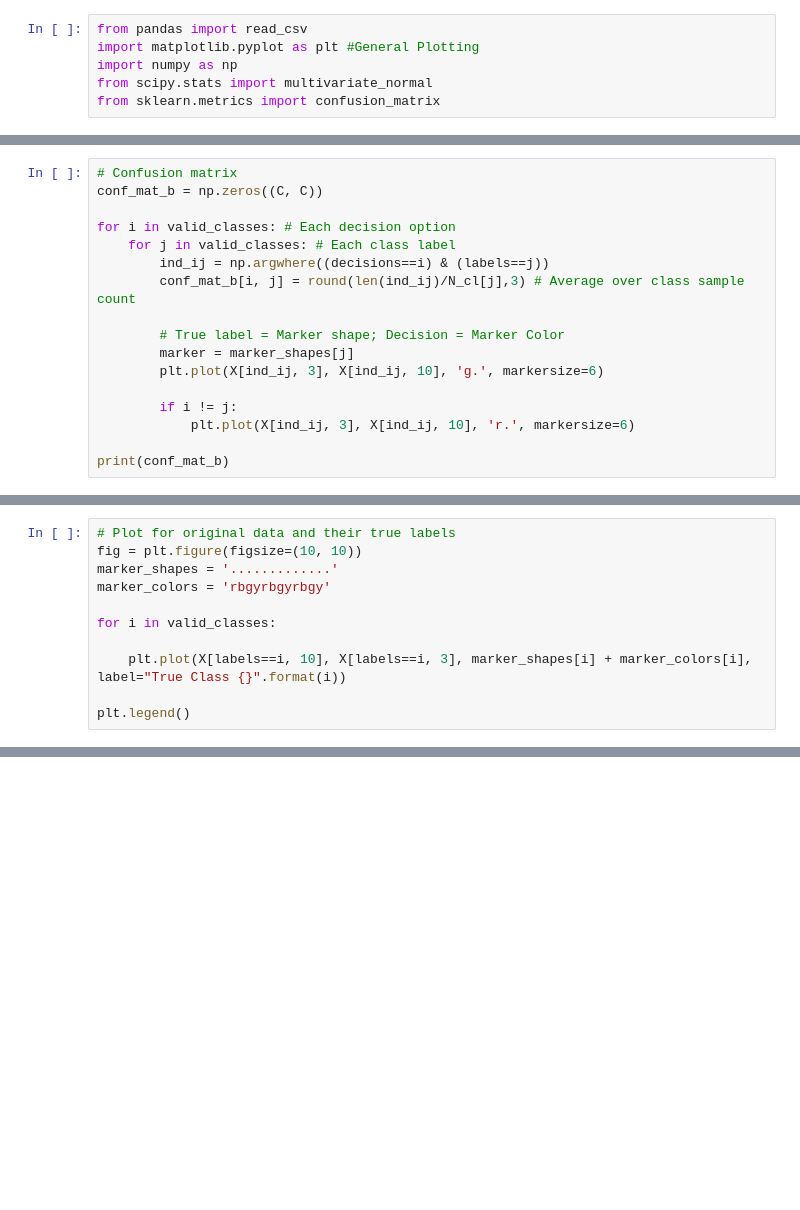
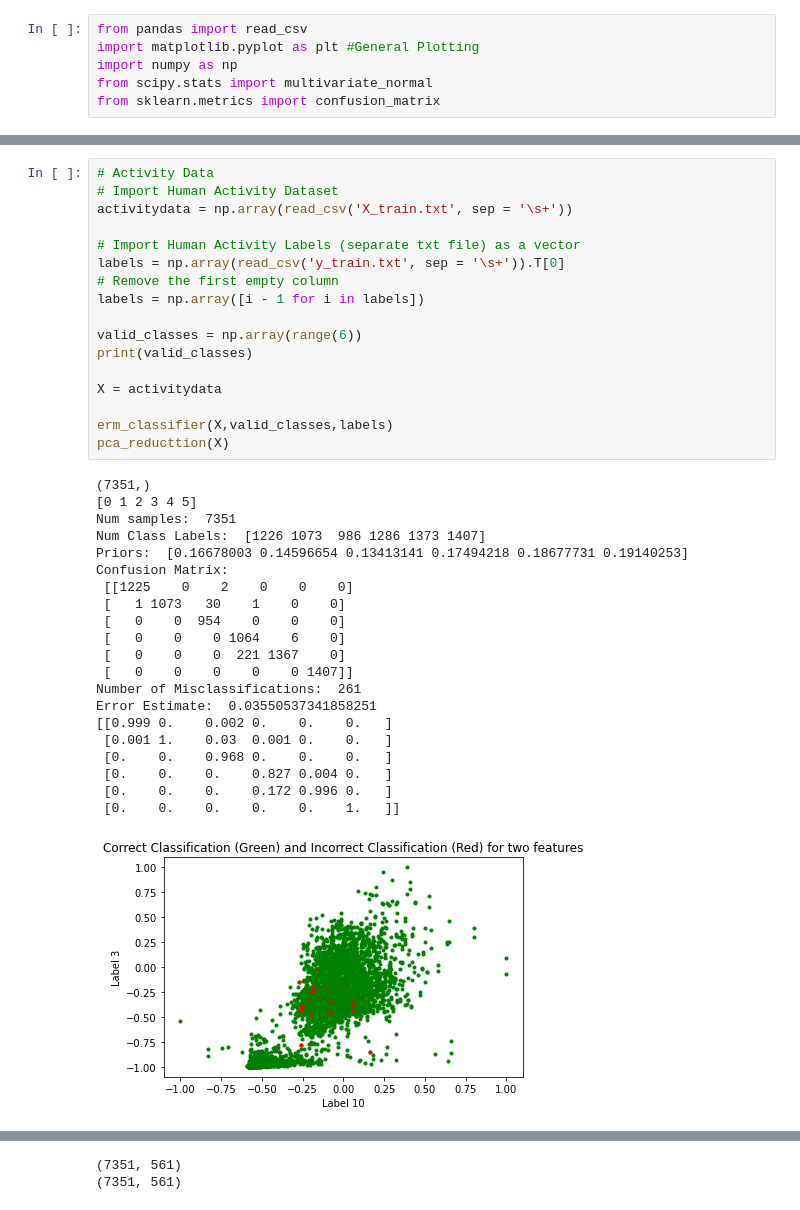
Before and after one commit to meuliano/EECE5644, a Jupyter notebook: HW1/hw1_3.ipynb, the cells around one changed output, grey strips where cells are left out. Cells and saved outputs as stored; diff of their text form; blank space fills up the shorter version.

```diff
--- a/HW1/hw1_3.ipynb
+++ b/HW1/hw1_3.ipynb
@@ -141,17 +184,0 @@ Error Estimate:  0.4726418946508779
-# %%
-# Confusion matrix
-conf_mat_b = np.zeros((C, C))
-
-for i in valid_classes: # Each decision option
-    for j in valid_classes: # Each class label
-        ind_ij = np.argwhere((decisions==i) & (labels==j))
-        conf_mat_b[i, j] = round(len(ind_ij)/N_cl[j],3) # Average over class sample count
-
-        # True label = Marker shape; Decision = Marker Color
-        marker = marker_shapes[j]
-        plt.plot(X[ind_ij, 3], X[ind_ij, 10], 'g.', markersize=6)
-
-        if i != j:
-            plt.plot(X[ind_ij, 3], X[ind_ij, 10], 'r.', markersize=6)
-
-print(conf_mat_b)
@@ -160,11 +184,0 @@ NameError: name 'marker_shapes' is not defined
-# %%
-# Plot for original data and their true labels
-fig = plt.figure(figsize=(10, 10))
-marker_shapes = '.............'
-marker_colors = 'rbgyrbgyrbgy'
-
-for i in valid_classes:
-
-    plt.plot(X[labels==i, 10], X[labels==i, 3], marker_shapes[i] + marker_colors[i], label="True Class {}".format(i))
-
-plt.legend()
@@ -316,0 +185,39 @@ Text(0, 0.5, 'Fraction of Variance Explained')
+# %%
+# Activity Data
+# Import Human Activity Dataset
+activitydata = np.array(read_csv('X_train.txt', sep = '\s+'))
+
+# Import Human Activity Labels (separate txt file) as a vector
+labels = np.array(read_csv('y_train.txt', sep = '\s+')).T[0]
+# Remove the first empty column
+labels = np.array([i - 1 for i in labels])
+
+valid_classes = np.array(range(6))
+print(valid_classes)
+
+X = activitydata
+
+erm_classifier(X,valid_classes,labels)
+pca_reducttion(X)
+# %% [output]
+(7351,)
+[0 1 2 3 4 5]
+Num samples:  7351
+Num Class Labels:  [1226 1073  986 1286 1373 1407]
+Priors:  [0.16678003 0.14596654 0.13413141 0.17494218 0.18677731 0.19140253]
+Confusion Matrix:
+ [[1225    0    2    0    0    0]
+ [   1 1073   30    1    0    0]
+ [   0    0  954    0    0    0]
+ [   0    0    0 1064    6    0]
+ [   0    0    0  221 1367    0]
+ [   0    0    0    0    0 1407]]
+Number of Misclassifications:  261
+Error Estimate:  0.03550537341858251
+[[0.999 0.    0.002 0.    0.    0.   ]
+ [0.001 1.    0.03  0.001 0.    0.   ]
+ [0.    0.    0.968 0.    0.    0.   ]
+ [0.    0.    0.    0.827 0.004 0.   ]
+ [0.    0.    0.    0.172 0.996 0.   ]
+ [0.    0.    0.    0.    0.    1.   ]]
+[figure, added]
@@ -316,0 +225,2 @@ Text(0, 0.5, 'Fraction of Variance Explained')
+(7351, 561)
+(7351, 561)
```
Also changed, not shown: parts of 12 cells of this notebook, 3 other files.
